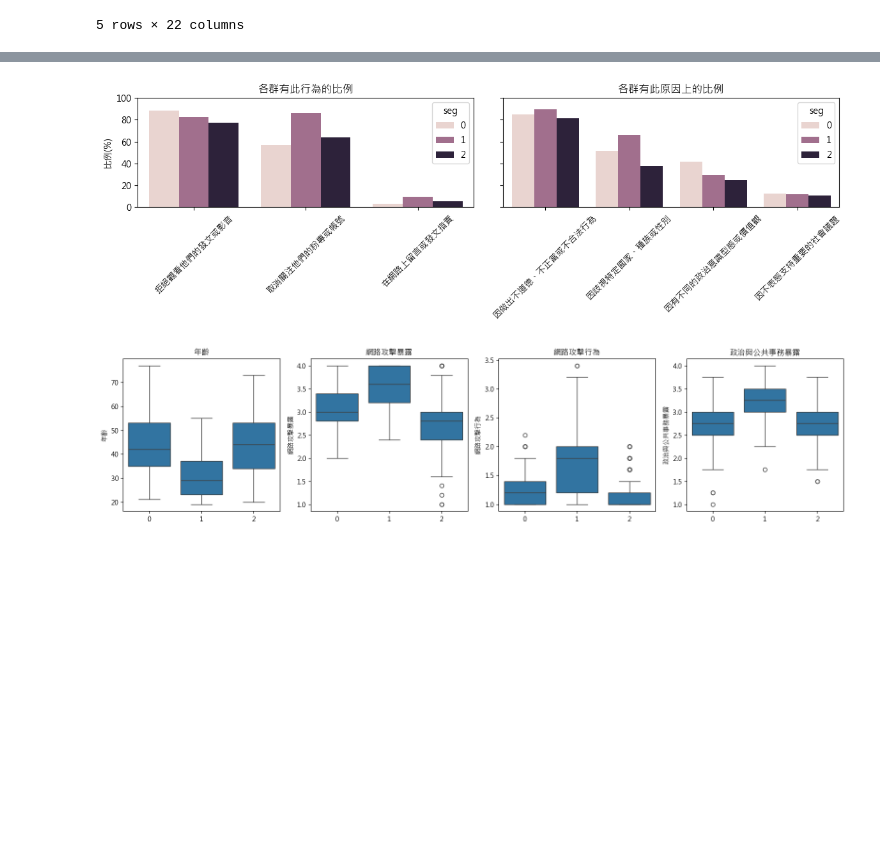
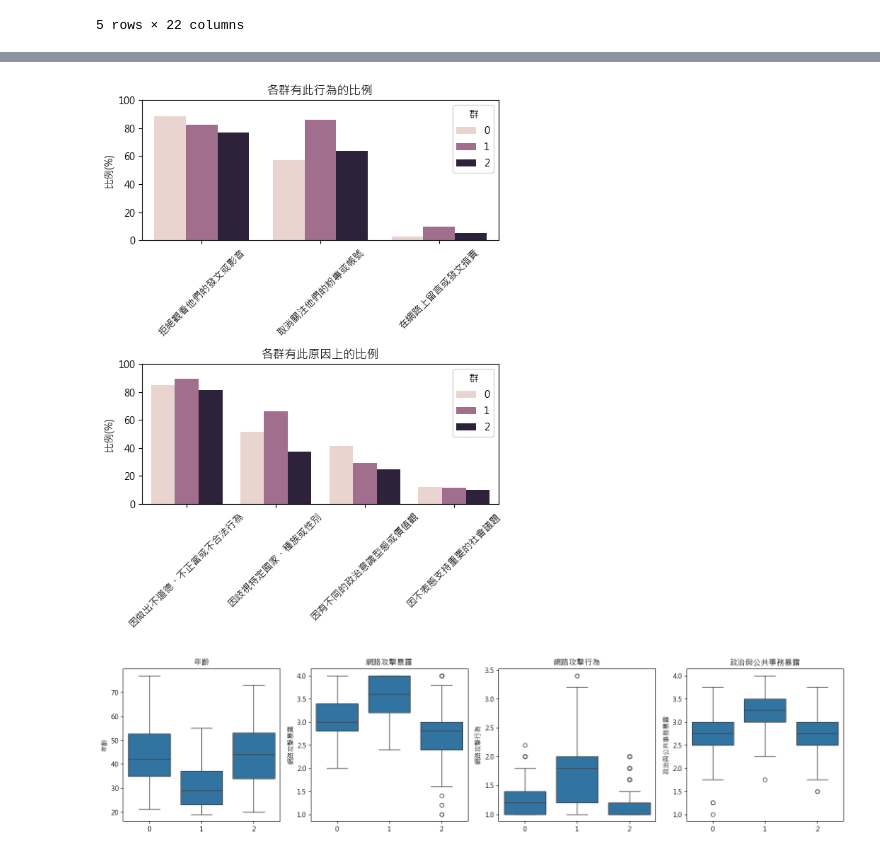
Before and after one commit to JackHuang0125/WHAT_I_DID, a Jupyter notebook: 0 2025資料科學漫步/1_資料科學漫步.ipynb, the cells around one changed output, grey strips where cells are left out. Saved outputs shown, nothing was run; the diff lists cells and outputs as text; code cells hidden in the pictures; blank space fills up the shorter version.

```diff
--- a/0 2025資料科學漫步/1_資料科學漫步.ipynb
+++ b/0 2025資料科學漫步/1_資料科學漫步.ipynb
@@ -1337,30 +1264,30 @@ for col in cat_cols:
-# %%
-fig, axes = plt.subplots(1, 2, figsize=(12, 4), sharey=True)
-
-# 左圖：行為
-sns.barplot(data=acts, x="行為項目", y="比例(%)", hue="seg",
-            order=order_acts, ax=axes[0])
-axes[0].set_title("各群有此行為的比例")
-axes[0].set_ylabel("比例(%)")
-axes[0].set_ylim(0, 100)
-axes[0].set_xlabel("")
-axes[0].tick_params(axis="x", rotation=45)
-axes[0].legend(title="seg", loc="upper right")
-
-# 右圖：原因
-sns.barplot(data=reasons, x="行為項目", y="比例(%)", hue="seg",
-            order=order_reasons, ax=axes[1])
-axes[1].set_title("各群有此原因上的比例")
-axes[1].set_xlabel("")
-axes[1].set_ylabel("")
-axes[1].set_ylim(0, 100)
-axes[1].tick_params(axis="x", rotation=45)
-axes[1].legend(title="seg", loc="upper right")
-
-plt.tight_layout()
-plt.show()
-# %% [output]
-[figure, removed]
+# %%
+fig, axes = plt.subplots(2, 1, figsize=(6, 8), sharey=True)
+
+# 左圖：行為
+sns.barplot(data=acts, x="行為項目", y="比例(%)", hue="seg",
+            order=order_acts, ax=axes[0])
+axes[0].set_title("各群有此行為的比例")
+axes[0].set_ylabel("比例(%)")
+axes[0].set_ylim(0, 100)
+axes[0].set_xlabel("")
+axes[0].tick_params(axis="x", rotation=45)
+axes[0].legend(title="群", loc="upper right")
+
+# 右圖：原因
+sns.barplot(data=reasons, x="行為項目", y="比例(%)", hue="seg",
+            order=order_reasons, ax=axes[1])
+axes[1].set_title("各群有此原因上的比例")
+axes[1].set_xlabel("")
+axes[1].set_ylabel("比例(%)")
+axes[1].set_ylim(0, 100)
+axes[1].tick_params(axis="x", rotation=45)
+axes[1].legend(title="群", loc="upper right")
+
+plt.tight_layout()
+plt.show()
+# %% [output]
+[figure, added]
 # %%
 fig, axes = plt.subplots(1, 4, figsize=(16, 4))  # 2 排 4 欄
 axes = axes.flatten()  # 攤平成一維陣列，方便迴圈
```
Also changed, not shown: parts of 5 cells of this notebook.
